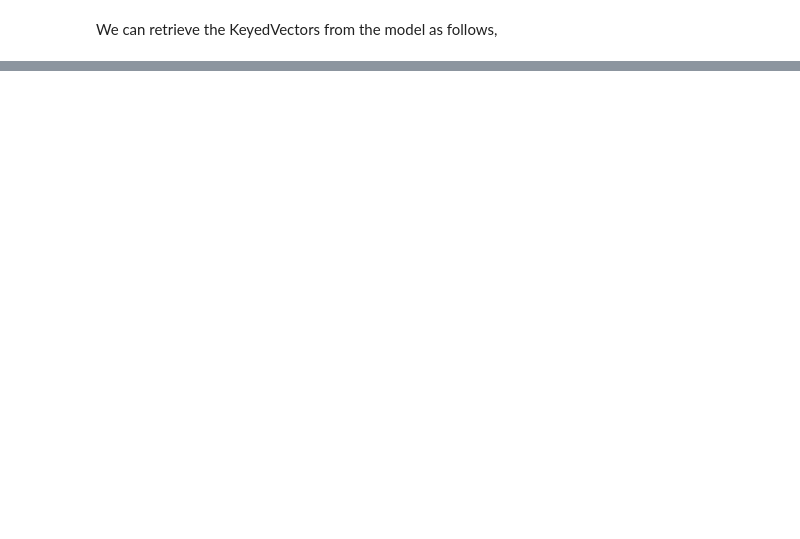
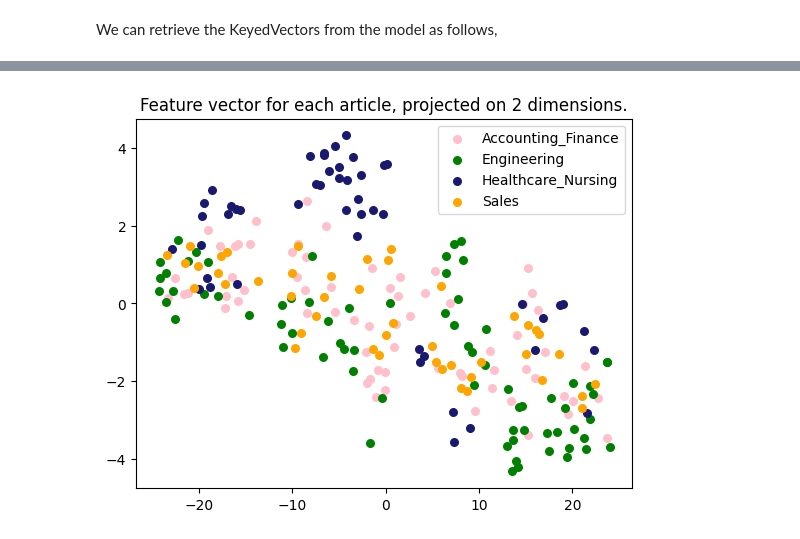
Before and after one commit to ayushpatel2002/jobs-data-NLP, a Jupyter notebook: task2_3.ipynb, the cells around one changed output, grey strips where cells are left out. Drawn from its saved outputs; the diff is of its cells as text; code cells hidden in the pictures; blank space fills up the shorter version.

```diff
--- a/task2_3.ipynb
+++ b/task2_3.ipynb
@@ -41,4 +82,19 @@ from sklearn.linear_model import LogisticRegression
 # %%
-with open('description.txt') as txtf:
-    article_txts = txtf.read().splitlines() # reading a list of strings, each for a document/article
-tk_description = [a.split(' ') for a in article_txts]
+txt_fname = 'description.txt'
+with open(txt_fname) as txtf:
+    description = txtf.read().splitlines() # reading a list of strings, each for a document/article
+    titles = txtf.read().splitlines()
+tk_description = [a.split(' ') for a in description]
+tk_title = [t.split(' ') for t in description]
+# %%
+titles_fname = 'title.txt'
+with open(txt_fname) as txtf:
+    titles = txtf.read().splitlines()
+tk_title = [t.split(' ') for t in description]
+import string
+tk_title = [list(map(lambda term: term.lower().translate(str.maketrans('', '', string.punctuation)), doc)) for doc in tk_title]
+# %%
+df['Description'] = description
+df['Tokenized Description'] = tk_description
+df['Tokenized Title'] = tk_title
+df.sample(n = 5) # look at a few examples
@@ -289,0 +391,10 @@ Give a short summary and anything you would like to talk about the assessment ta
+# %%
+"""Note: use `docvecs` version
+"""
+bbcFT_dvs = docvecs(bbcFT_wv, df['Tokenized Description'])
+# %%
+# explore feature space
+features = bbcFT_dvs
+plotTSNE(df['Category'],features)
+# %% [output]
+[figure, added]
```
Also changed, not shown: parts of 76 cells of this notebook, 1 other file.
